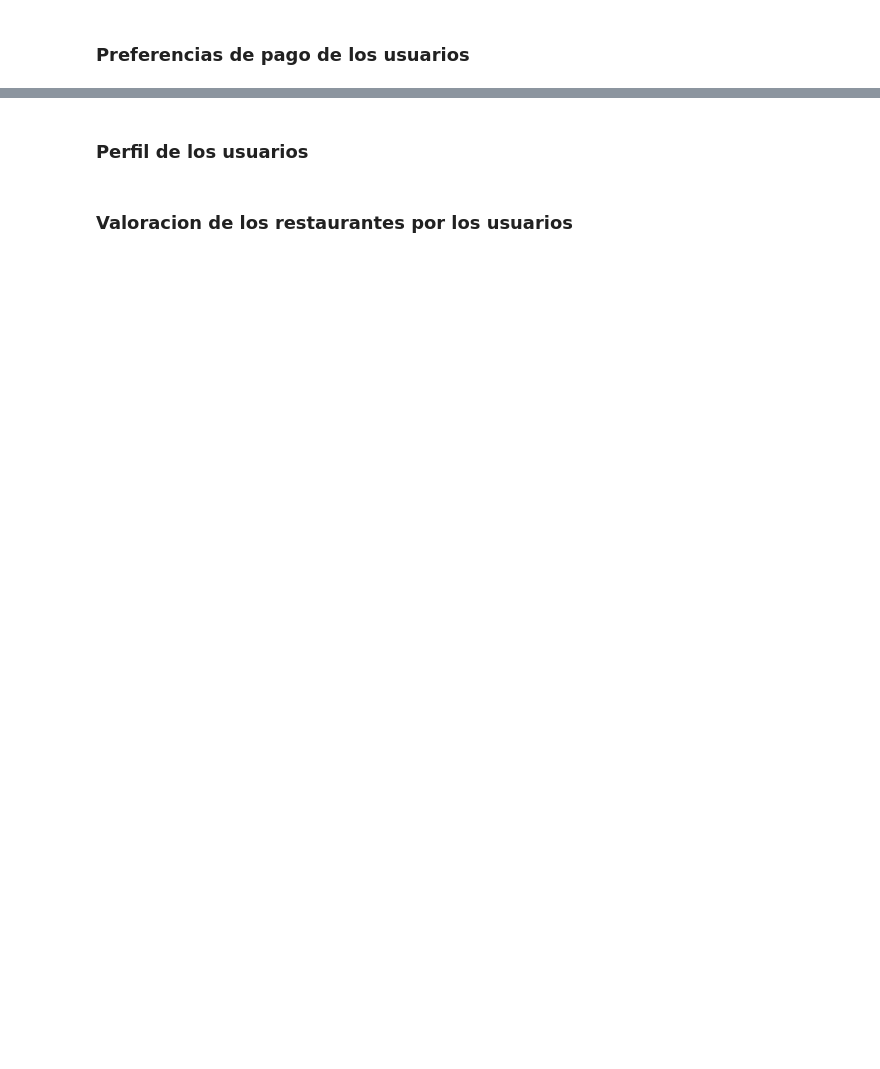
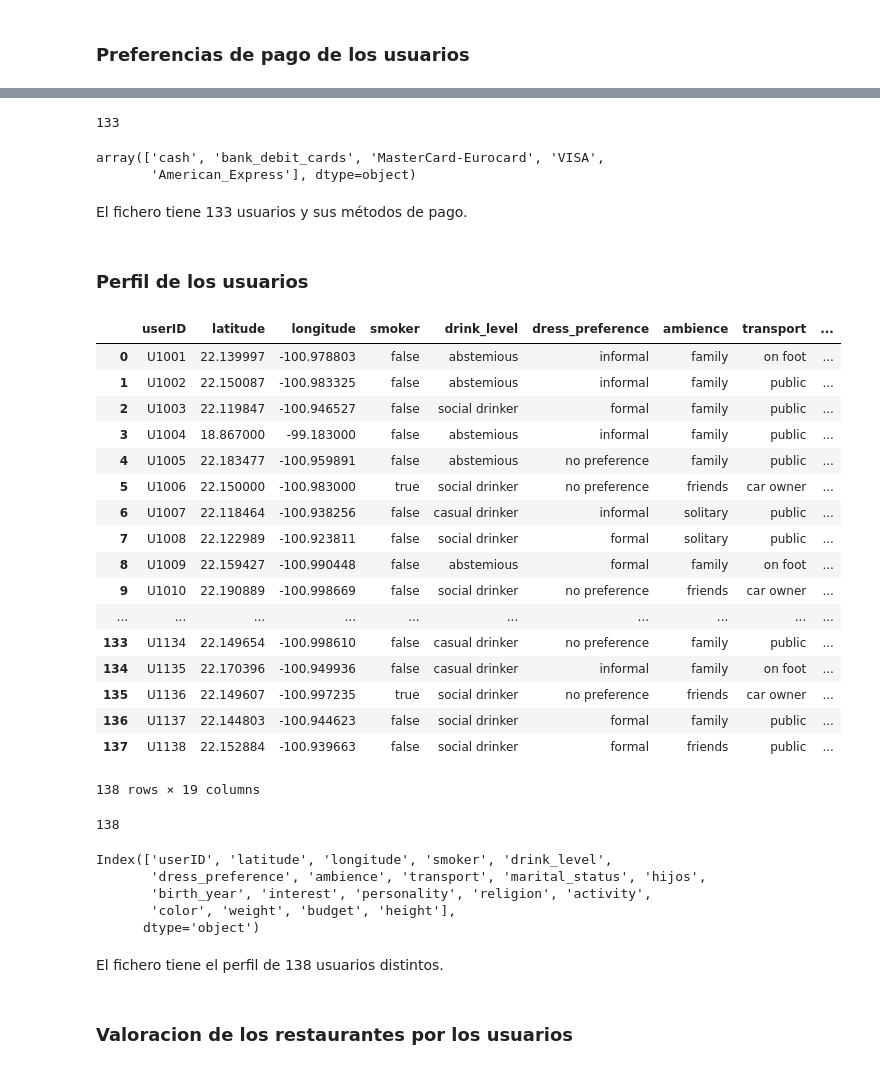
Before and after one commit to jorgeserranodelcerro/TFM_recommender_system, a Jupyter notebook: TFM.ipynb, the cells around one changed output, grey strips where cells are left out. Saved outputs shown, nothing was run; the diff lists cells and outputs as text; code cells hidden in the pictures; blank space fills up the shorter version.

```diff
--- a/TFM.ipynb
+++ b/TFM.ipynb
@@ -266,6 +349,53 @@ rInfo = geoplaces2['placeID',]
+# %%
+len(uTipoPago["userID"].unique())
+# %% [output]
+133
+# %%
+uTipoPago["Upayment"].unique()
+# %% [output]
+array(['cash', 'bank_debit_cards', 'MasterCard-Eurocard', 'VISA',
+       'American_Express'], dtype=object)
+# %% [markdown]
+El fichero tiene 133 usuarios y sus métodos de pago.
 # %% [markdown]
 <a id='uPerfil'></a>
 ### Perfil de los usuarios
+# %%
+uPerfil=pd.read_csv('Data/userprofile.csv',sep =",")
+uPerfil
+# %% [output]
+|  | userID | latitude | longitude | smoker | drink_level | dress_preference | ambience | transport | ... |
+| 0 | U1001 | 22.139997 | -100.978803 | false | abstemious | informal | family | on foot | ... |
+| 1 | U1002 | 22.150087 | -100.983325 | false | abstemious | informal | family | public | ... |
+| 2 | U1003 | 22.119847 | -100.946527 | false | social drinker | formal | family | public | ... |
+| 3 | U1004 | 18.867000 | -99.183000 | false | abstemious | informal | family | public | ... |
+| 4 | U1005 | 22.183477 | -100.959891 | false | abstemious | no preference | family | public | ... |
+| 5 | U1006 | 22.150000 | -100.983000 | true | social drinker | no preference | friends | car owner | ... |
+| 6 | U1007 | 22.118464 | -100.938256 | false | casual drinker | informal | solitary | public | ... |
+| 7 | U1008 | 22.122989 | -100.923811 | false | social drinker | formal | solitary | public | ... |
+| 8 | U1009 | 22.159427 | -100.990448 | false | abstemious | formal | family | on foot | ... |
+| 9 | U1010 | 22.190889 | -100.998669 | false | social drinker | no preference | friends | car owner | ... |
+| ... | ... | ... | ... | ... | ... | ... | ... | ... | ... |
+| 133 | U1134 | 22.149654 | -100.998610 | false | casual drinker | no preference | family | public | ... |
+| 134 | U1135 | 22.170396 | -100.949936 | false | casual drinker | informal | family | on foot | ... |
+| 135 | U1136 | 22.149607 | -100.997235 | true | social drinker | no preference | friends | car owner | ... |
+| 136 | U1137 | 22.144803 | -100.944623 | false | social drinker | formal | family | public | ... |
+| 137 | U1138 | 22.152884 | -100.939663 | false | social drinker | formal | friends | public | ... |
+138 rows × 19 columns
+# %%
+len(uPerfil["userID"].unique())
+# %% [output]
+138
+# %%
+uPerfil.columns
+# %% [output]
+Index(['userID', 'latitude', 'longitude', 'smoker', 'drink_level',
+       'dress_preference', 'ambience', 'transport', 'marital_status', 'hijos',
+       'birth_year', 'interest', 'personality', 'religion', 'activity',
+       'color', 'weight', 'budget', 'height'],
+      dtype='object')
+# %% [markdown]
+El fichero tiene el perfil de 138 usuarios distintos.
 # %% [markdown]
 <a id='rating'></a>
 ### Valoracion de los restaurantes por los usuarios
```
Also changed, not shown: parts of 28 cells of this notebook.
